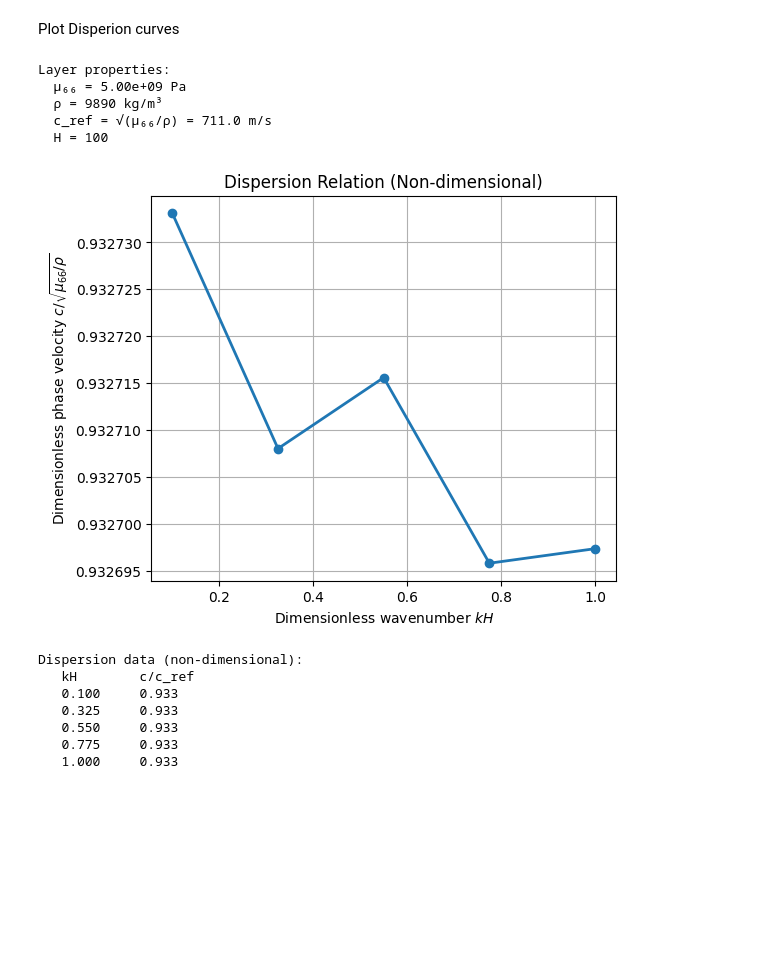
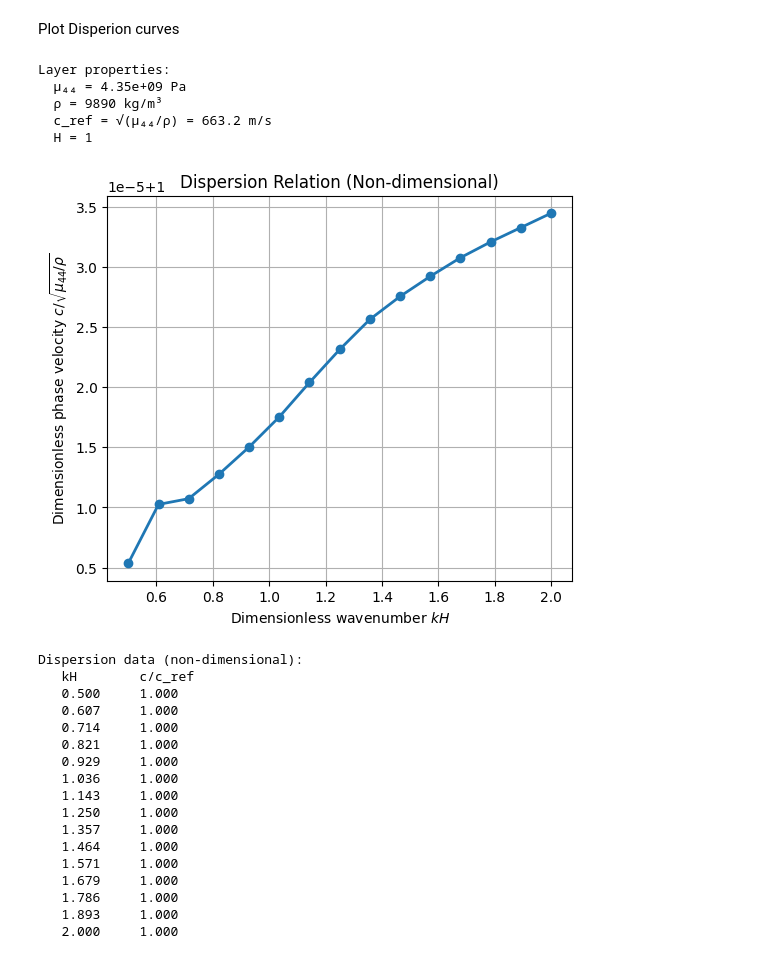
Before and after one commit to mayankjha-my/PINN, a Jupyter notebook: experiments/PINN_three_layer_system.ipynb, the cells around one changed output. Saved outputs shown, nothing was run; the diff lists cells and outputs as text; code cells hidden in the pictures; blank space fills up the shorter version.

```diff
--- a/experiments/PINN_three_layer_system.ipynb
+++ b/experiments/PINN_three_layer_system.ipynb
@@ -264,53 +274,63 @@ k_vals = dispersion[:, 0]
 c_vals = dispersion[:, 1]
 
 # Material properties for layer (from your config)
-mu44_layer = 5.3e9  # Pa
+mu44_layer = 4.35e9  # Pa
 rho_layer = 9890.0  # kg/m³
-H = 100  # Layer thickness (non-dimensional)
+H = 1 # Layer thickness (non-dimensional)
 
 # Calculate reference velocity: √(μ₆₆/ρ) for layer
-c_ref_layer = np.sqrt(mu44_layer / rho_layer)  # Reference shear speed
+c_ref_layer = np.sqrt(mu44_layer / rho_layer)# Reference shear speed
 
 print(f"Layer properties:")
 print(f"  μ₄₄ = {mu44_layer:.2e} Pa")
 print(f"  ρ = {rho_layer:.0f} kg/m³")
 print(f"  c_ref = √(μ₄₄/ρ) = {c_ref_layer:.1f} m/s")
 print(f"  H = {H}")
 
 # Non-dimensionalize
 kH = k_vals * H                     # Dimensionless wavenumber
 c_norm = c_vals / c_ref_layer       # Dimensionless phase velocity
 
 # Plot
 plt.figure(figsize=(6, 5))
 plt.plot(kH, c_norm, 'o-', linewidth=2, markersize=6)
 
 plt.xlabel("Dimensionless wavenumber $kH$")
-plt.ylabel("Dimensionless phase velocity $c/\\sqrt{\\mu_{66}/\\rho}$")
+plt.ylabel("Dimensionless phase velocity $c/\\sqrt{\\mu_{44}/\\rho}$")
 plt.title("Dispersion Relation (Non-dimensional)")
 plt.grid(True)
 
 plt.show()
 
 # Print the data
 print("\nDispersion data (non-dimensional):")
 print("   kH        c/c_ref")
 for i in range(len(kH)):
     print(f"   {kH[i]:.3f}     {c_norm[i]:.3f}")
 # %% [output]
 Layer properties:
-  μ₆₆ = 5.00e+09 Pa
+  μ₄₄ = 4.35e+09 Pa
   ρ = 9890 kg/m³
-  c_ref = √(μ₆₆/ρ) = 711.0 m/s
-  H = 100
+  c_ref = √(μ₄₄/ρ) = 663.2 m/s
+  H = 1
-[figure, old version]
+[figure, new version]
 Dispersion data (non-dimensional):
    kH        c/c_ref
-   0.100     0.933
-   0.325     0.933
-   0.550     0.933
-   0.775     0.933
-   1.000     0.933
+   0.500     1.000
+   0.607     1.000
+   0.714     1.000
+   0.821     1.000
+   0.929     1.000
+   1.036     1.000
+   1.143     1.000
+   1.250     1.000
+   1.357     1.000
+   1.464     1.000
+   1.571     1.000
+   1.679     1.000
+   1.786     1.000
+   1.893     1.000
+   2.000     1.000
 # %%
 import matplotlib.pyplot as plt
 import torch
```
Also changed, not shown: parts of 16 cells of this notebook, 11 other files.
